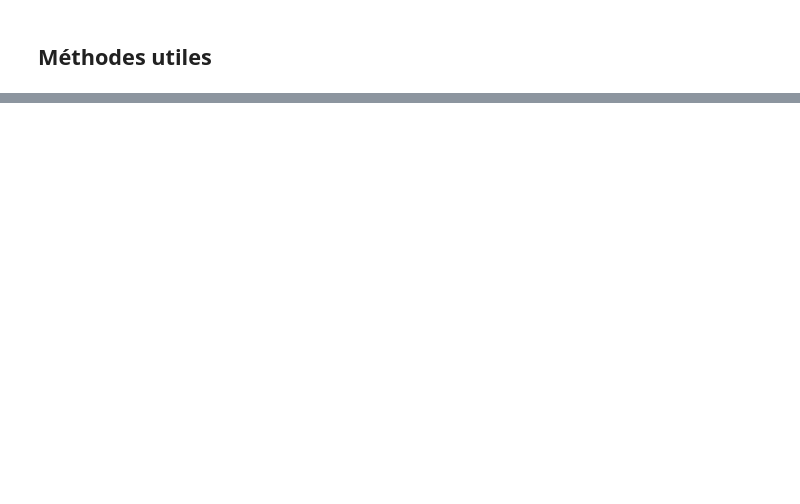
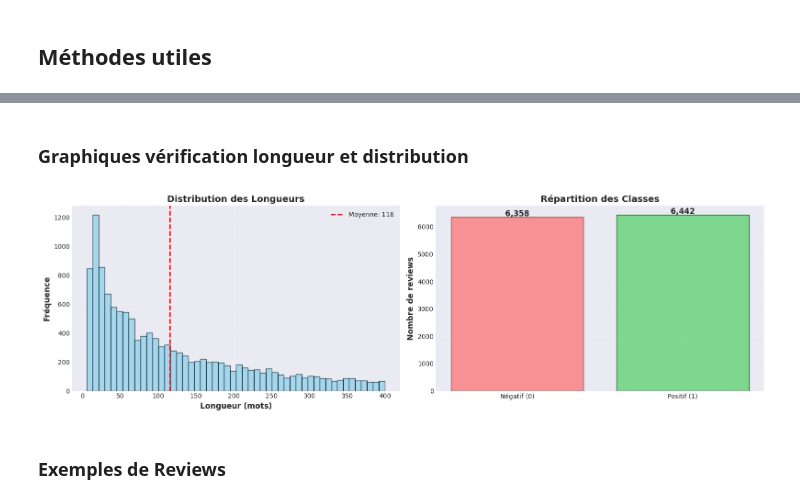
Before and after one commit to sebastien-chopin-dev/alyra-ia-steam-reviews-nlp-deep-learning-project, a Jupyter notebook: notebooks/fine_tuning_bert_standard.ipynb, the cells around one changed output, grey strips where cells are left out. Saved outputs shown, nothing was run; the diff lists cells and outputs as text; code cells hidden in the pictures; blank space fills up the shorter version.

```diff
--- a/notebooks/fine_tuning_bert_standard.ipynb
+++ b/notebooks/fine_tuning_bert_standard.ipynb
@@ -1141,0 +132,5 @@ Dans ce notebook, nous avons exploré :
+# %%
+df_reviews_en = pd.read_csv(
+    f"{path}/reviews_en_processed.csv",
+    low_memory=True  # Optimize memory usage
+)
@@ -1141,0 +169,4 @@ Dans ce notebook, nous avons exploré :
+# %%
+SUBSET_SIZE = 20000  # Utiliser 20000 reviews pour démo
+
+df_reviews_en_sample = df_reviews_en.sample(n=SUBSET_SIZE, random_state=42)
@@ -1141,0 +255,37 @@ Dans ce notebook, nous avons exploré :
+# %% [markdown]
+### Graphiques vérification longueur et distribution
+# %%
+# Visualisation
+fig, (ax1, ax2) = plt.subplots(1, 2, figsize=(16, 5))
+
+ax1 : plt.Axes
+# Distribution des longueurs
+ax1.hist(train_lengths, bins=50, edgecolor='black', alpha=0.7, color='skyblue')
+ax1.axvline(np.mean(train_lengths), color='red', linestyle='--', linewidth=2,
+            label=f'Moyenne: {np.mean(train_lengths):.0f}')
+ax1.set_xlabel('Longueur (mots)', fontsize=12, fontweight='bold')
+ax1.set_ylabel('Fréquence', fontsize=12, fontweight='bold')
+ax1.set_title('Distribution des Longueurs', fontsize=14, fontweight='bold')
+ax1.legend()
+ax1.grid(alpha=0.3)
+
+# Distribution des classes
+labels = ['Négatif (0)', 'Positif (1)']
+counts = [np.sum(y_train == 0), np.sum(y_train == 1)]
+colors = ['#ff6b6b', '#51cf66']
+
+ax2 : plt.Axes
+ax2.bar(labels, counts, color=colors, edgecolor='black', alpha=0.7)
+ax2.set_ylabel('Nombre de reviews', fontsize=12, fontweight='bold')
+ax2.set_title('Répartition des Classes', fontsize=14, fontweight='bold')
+ax2.grid(alpha=0.3, axis='y')
+
+for i, (label, count) in enumerate(zip(labels, counts)):
+    ax2.text(i, count + 20, f'{count:,}', ha='center', fontsize=12, fontweight='bold')
+
+plt.tight_layout()
+plt.show()
+# %% [output]
+[figure, added]
+# %% [markdown]
+### Exemples de Reviews
```
Also changed, not shown: parts of 113 cells of this notebook.
